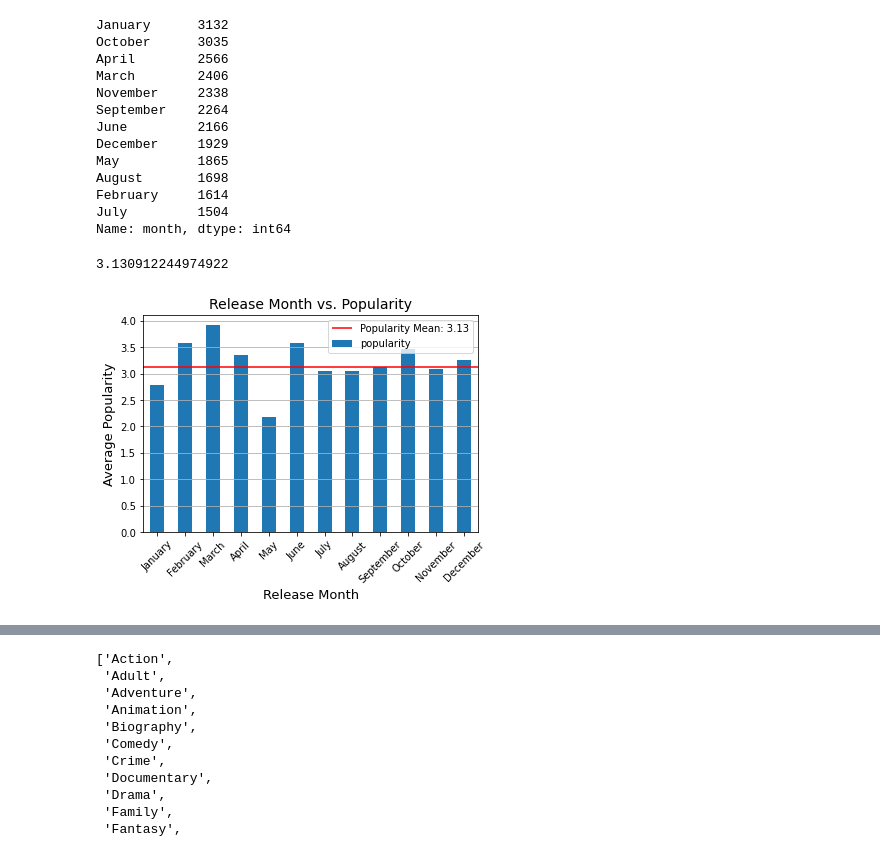
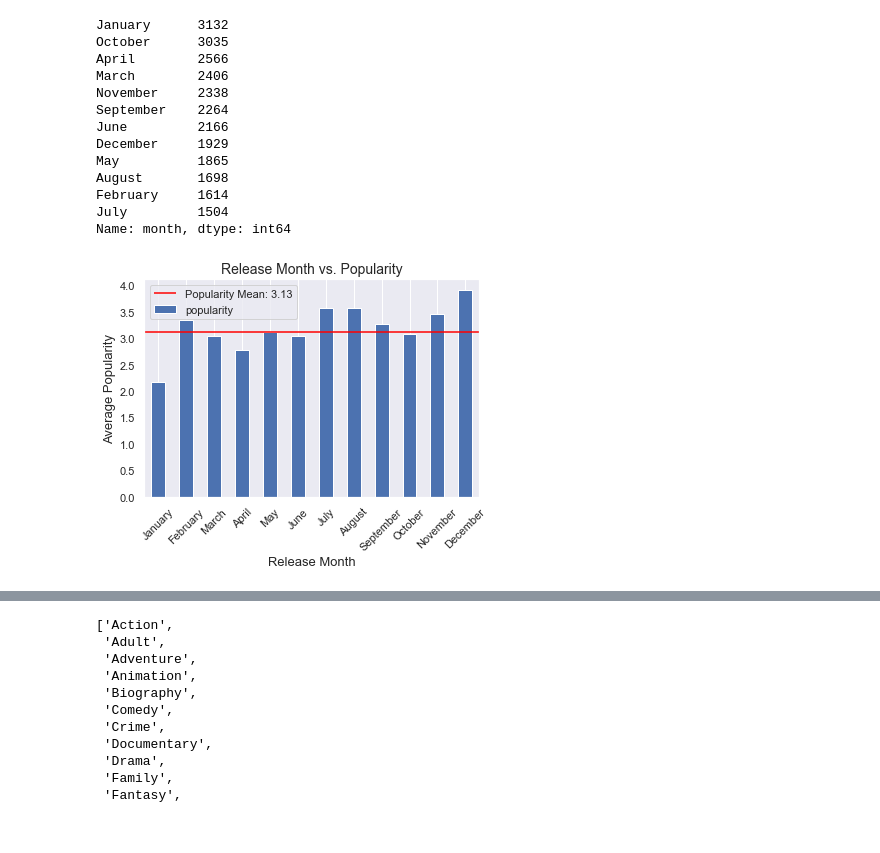
Before and after one commit to alexiskedo/Analyzing-Film-Production-Data, a Jupyter notebook: Kedo_Phase1ProjectNotebook.ipynb, the cells around one changed output, grey strips where cells are left out. Cells and saved outputs as stored; diff of their text form; code cells hidden in the pictures.

```diff
--- a/Kedo_Phase1ProjectNotebook.ipynb
+++ b/Kedo_Phase1ProjectNotebook.ipynb
@@ -195,0 +24,9 @@ Questions to consider:
+# %%
+# Import standard packages
+import pandas as pd
+import numpy as np
+import matplotlib.pyplot as plt
+import seaborn as sns
+sns.set()
+
+%matplotlib inline
@@ -395,33 +313,29 @@ August       1698
 February     1614
 July         1504
 Name: month, dtype: int64
-# %%
-clean_moviedb['popularity'].mean()
-# %% [output]
-3.130912244974922
 # %%
 #Plot by Month and Average Popularity to figure out the most popular month to release movies.
 
 #Make the group of the data according to their release month, find the mean popularity related to this, and plot.
 from matplotlib import pyplot as plt
-clean_moviedb.groupby('month')['popularity'].mean().plot(kind = 'bar')
+moviedb_movies.groupby('month')['popularity'].mean().plot(kind = 'bar')
 
 #Set up the title of the graph.
 plt.title("Release Month vs. Popularity",fontsize = 14)
 
 #Setup the x-axis label and y-axis label of the graph.
 plt.xlabel('Release Month',fontsize = 13)
 plt.ylabel('Average Popularity',fontsize = 13)
 axes = plt.gca()
 axes.yaxis.grid()
 
 #Insert mean popularity
-plt.hlines(y=clean_moviedb['popularity'].mean(),xmin=-.5, xmax=11.5,color='red',
-           label=f"Popularity Mean: {clean_moviedb['popularity'].mean():.2f}")
+plt.hlines(y=moviedb_movies['popularity'].mean(),xmin=-.5, xmax=11.5,color='red',
+           label=f"Popularity Mean: {moviedb_movies['popularity'].mean():.2f}")
 
 # Change x-axis tick labels to display names (not numbers) of months.
 plt.xticks([0, 1, 2, 3, 4, 5, 6, 7, 8, 9, 10, 11], ['January', 'February', 'March', 'April', 'May', 'June', 'July', 'August', 'September', 'October', 'November', 'December'],rotation=45)  # Set text labels and properties.
 plt.legend()
 plt.show()
 # %% [output]
-[figure, old version]
+[figure, new version]
```
Also changed, not shown: parts of 116 cells of this notebook.
